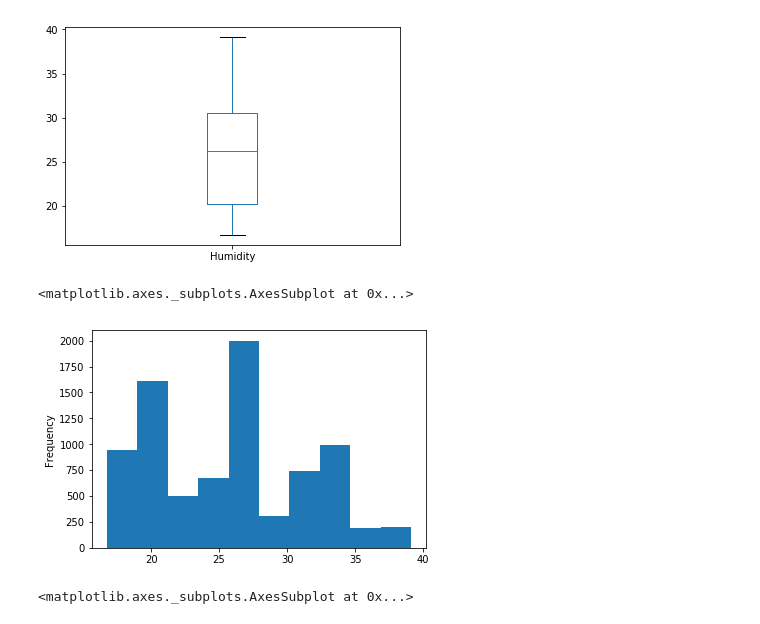
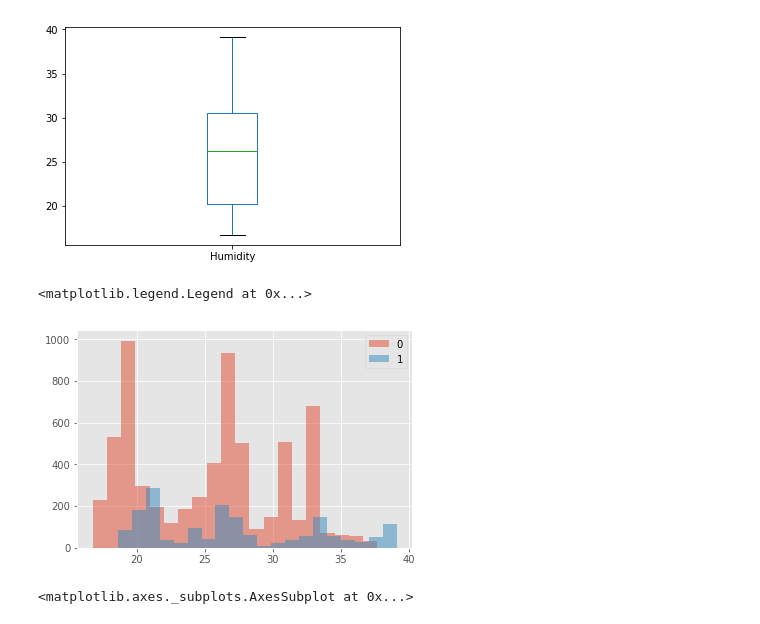
Before and after one commit to SOYNGPARK/naver-dsc, a Jupyter notebook: 0727.ipynb, the cells around one changed output. Saved outputs shown, nothing was run; the diff lists cells and outputs as text; code cells hidden in the pictures.

```diff
--- a/0727.ipynb
+++ b/0727.ipynb
@@ -186,11 +189,14 @@ data['Humidity'].plot.box()
 # %% [output]
 <matplotlib.axes._subplots.AxesSubplot at 0x...>
 [figure]
-# %%
-data['Humidity'].plot.hist()
-# %% [output]
-<matplotlib.axes._subplots.AxesSubplot at 0x...>
-[figure, removed]
+# %%
+plt.style.use('ggplot')
+plt.hist(data['Humidity'][data['Occupancy']==0], bins=20, alpha=0.5, label='0')
+plt.hist(data['Humidity'][data['Occupancy']==1], bins=20, alpha=0.5, label='1')
+plt.legend()
+# %% [output]
+<matplotlib.legend.Legend at 0x...>
+[figure, added]
 # %%
 data.boxplot(column='Humidity', by='Occupancy')
 # %% [output]
```
Also changed, not shown: parts of 9 cells of this notebook, 1 other file.
